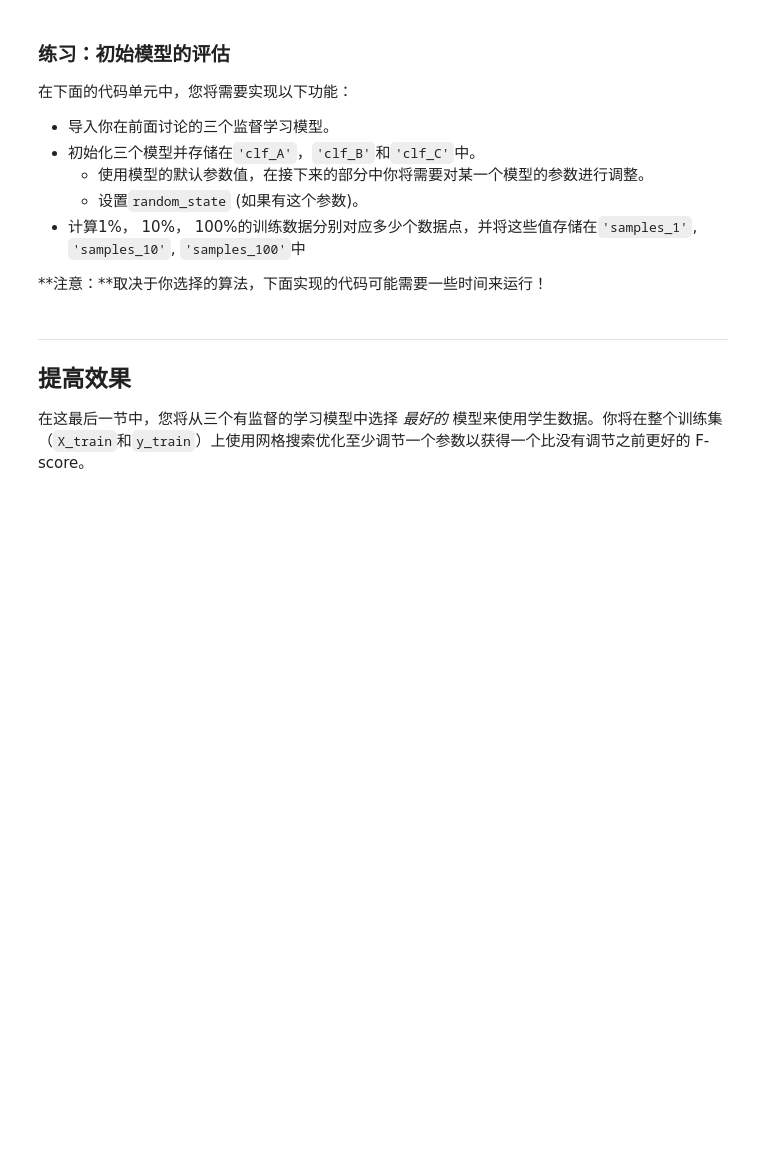
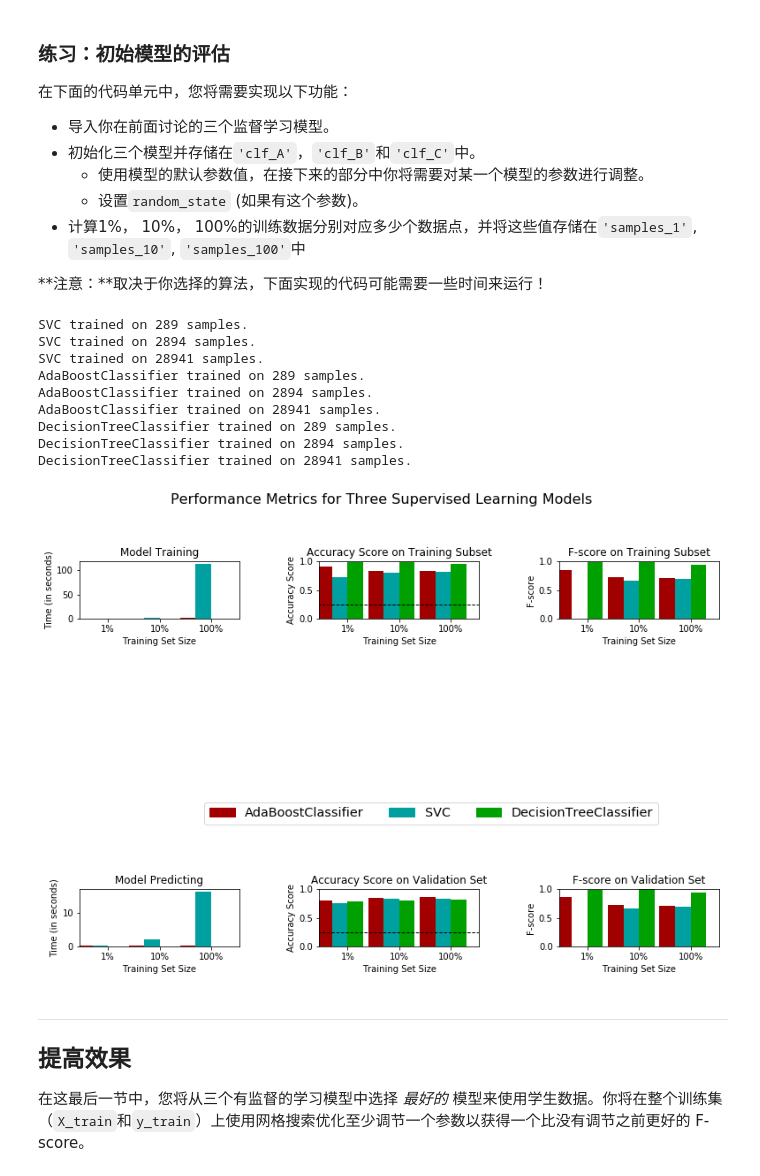
Before and after one commit to Klison/finding_donors, a Jupyter notebook: finding_donors.ipynb, the cells around one changed output. Cells and saved outputs as stored; diff of their text form; code cells hidden in the pictures; blank space fills up the shorter version.

```diff
--- a/finding_donors.ipynb
+++ b/finding_donors.ipynb
@@ -254,6 +254,7 @@ TP = y_val.sum()  #因为ndarray非1即0
 FP = len(y_val) - TP
 FN = 0
 
+beta = 0.5
 #TODO： 计算准确率
 accuracy = TP/len(y_val)
 
@@ -264,7 +265,7 @@ precision = TP/(TP+FP)
 recall = TP/(TP+FN)
 
 # TODO： 使用上面的公式，设置beta=0.5，计算F-score
-fscore = (1+0.25)*((precision*recall)/0.25*precision+recall)
+fscore = (1+np.square(beta))*(precision*recall)/((np.square(beta)*precision)+recall)
 
 # 打印结果
 print "Naive Predictor on validation data: \n \
@@ -391,33 +420,34 @@ def train_predict(learner, sample_size, X_train, y_train, X_val, y_val):
     # TODO：使用sample_size大小的训练数据来拟合学习器
     # TODO: Fit the learner to the training data using slicing with 'sample_size'
     start = time() # 获得程序开始时间
-    learner = None
+    learner = learner.fit(X_train[:sample_size], y_train[:sample_size])
     end = time() # 获得程序结束时间
 
     # TODO：计算训练时间
-    results['train_time'] = None
+    results['train_time'] = end - start
 
     # TODO: 得到在验证集上的预测值
     #       然后得到对前300个训练数据的预测结果
     start = time() # 获得程序开始时间
-    predictions_val = None
-    predictions_train = None
+    predictions_val = learner.predict(X_val)
+    predictions_train = learner.predict(X_train[:300])
     end = time() # 获得程序结束时间
 
     # TODO：计算预测用时
-    results['pred_time'] = None
+    results['pred_time'] = end - start
 
     # TODO：计算在最前面的300个训练数据的准确率
-    results['acc_train'] = None
+    results['acc_train'] = accuracy_score(y_train[:300],predictions_train)
+
 
     # TODO：计算在验证上的准确率
-    results['acc_val'] = None
+    results['acc_val'] = accuracy_score(y_val,predictions_val)
 
     # TODO：计算在最前面300个训练数据上的F-score
-    results['f_train'] = None
+    results['f_train'] = fbeta_score(y_train[:300],predictions_train,beta=0.5)
 
     # TODO：计算验证集上的F-score
-    results['f_val'] = None
+    results['f_val'] =  fbeta_score(y_train[:300],predictions_train,beta=0.5)
 
     # 成功
     print "{} trained on {} samples.".format(learner.__class__.__name__, sample_size)
@@ -436,27 +466,38 @@ def train_predict(learner, sample_size, X_train, y_train, X_val, y_val):
 **注意：**取决于你选择的算法，下面实现的代码可能需要一些时间来运行！
 # %%
 # TODO：从sklearn中导入三个监督学习模型
-
+from sklearn import tree, svm, ensemble
 # TODO：初始化三个模型
-clf_A = None
-clf_B = None
-clf_C = None
+clf_A = svm.SVC(random_state=42)
+clf_B = ensemble.AdaBoostClassifier(random_state=42)
+clf_C = tree.DecisionTreeClassifier(random_state=42)
 
 # TODO：计算1%， 10%， 100%的训练数据分别对应多少点
-samples_1 = None
-samples_10 = None
-samples_100 = None
+samples_1 = int(X_train.shape[0]*0.01)
+samples_10 = int(X_train.shape[0]*0.1)
+samples_100 = int(X_train.shape[0])
 
 # 收集学习器的结果
 results = {}
 for clf in [clf_A, clf_B, clf_C]:
     clf_name = clf.__class__.__name__
     results[clf_name] = {}
     for i, samples in enumerate([samples_1, samples_10, samples_100]):
         results[clf_name][i] = train_predict(clf, samples, X_train, y_train, X_val, y_val)
 
 # 对选择的三个模型得到的评价结果进行可视化
 vs.evaluate(results, accuracy, fscore)
+# %% [output]
+SVC trained on 289 samples.
+SVC trained on 2894 samples.
+SVC trained on 28941 samples.
+AdaBoostClassifier trained on 289 samples.
+AdaBoostClassifier trained on 2894 samples.
+AdaBoostClassifier trained on 28941 samples.
+DecisionTreeClassifier trained on 289 samples.
+DecisionTreeClassifier trained on 2894 samples.
+DecisionTreeClassifier trained on 28941 samples.
+[figure, added]
 # %% [markdown]
 ----
 ## 提高效果
```
Also changed, not shown: parts of 20 cells of this notebook.
